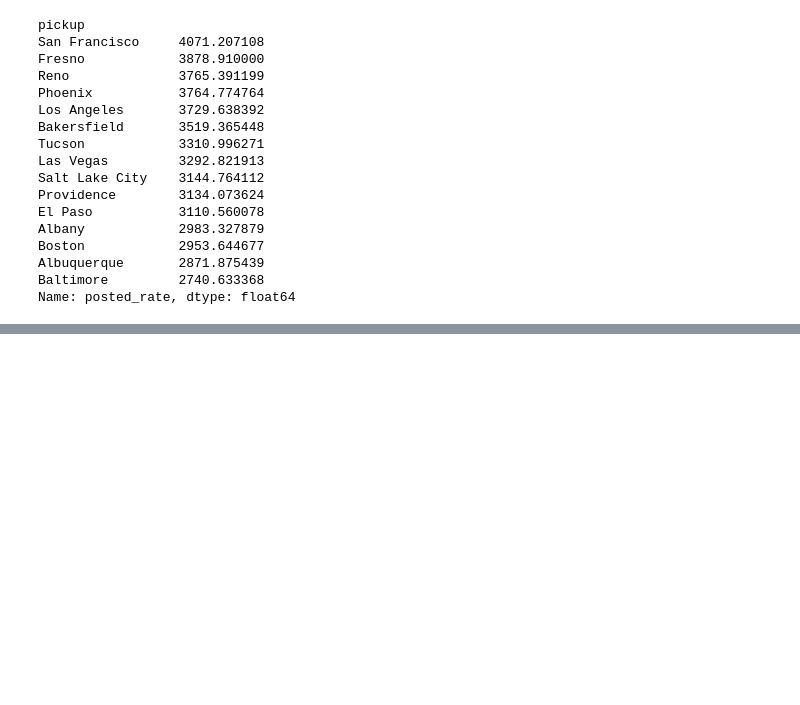
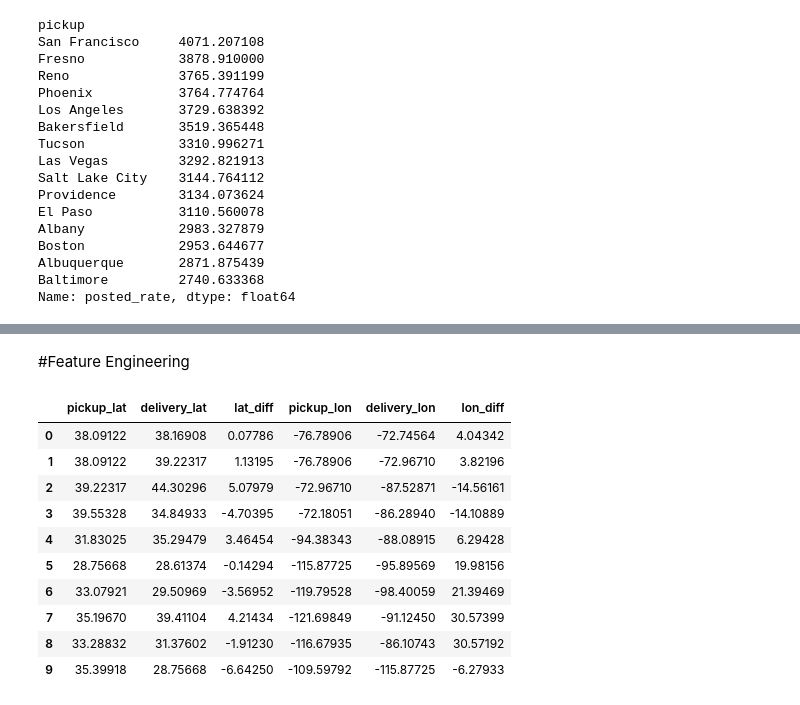
Before and after one commit to shanecoutinho/spotter-freight-rate, a Jupyter notebook: notebooks/01_exploratory_data_analysis.ipynb, the cells around one changed output, grey strips where cells are left out. Saved outputs shown, nothing was run; the diff lists cells and outputs as text; code cells hidden in the pictures; blank space fills up the shorter version.

```diff
--- a/notebooks/01_exploratory_data_analysis.ipynb
+++ b/notebooks/01_exploratory_data_analysis.ipynb
@@ -582,0 +809,33 @@ df_clean.groupby("delivery")["posted_rate"].mean().sort_values(
+# %% [markdown]
+#Feature Engineering
+# %%
+df_clean["lat_diff"] = (
+    df_clean["delivery_lat"] - df_clean["pickup_lat"]
+)
+
+df_clean["lon_diff"] = (
+    df_clean["delivery_lon"] - df_clean["pickup_lon"]
+)
+
+df_clean[
+    [
+        "pickup_lat",
+        "delivery_lat",
+        "lat_diff",
+        "pickup_lon",
+        "delivery_lon",
+        "lon_diff"
+    ]
+].head(10)
+# %% [output]
+|  | pickup_lat | delivery_lat | lat_diff | pickup_lon | delivery_lon | lon_diff |
+| 0 | 38.09122 | 38.16908 | 0.07786 | -76.78906 | -72.74564 | 4.04342 |
+| 1 | 38.09122 | 39.22317 | 1.13195 | -76.78906 | -72.96710 | 3.82196 |
+| 2 | 39.22317 | 44.30296 | 5.07979 | -72.96710 | -87.52871 | -14.56161 |
+| 3 | 39.55328 | 34.84933 | -4.70395 | -72.18051 | -86.28940 | -14.10889 |
+| 4 | 31.83025 | 35.29479 | 3.46454 | -94.38343 | -88.08915 | 6.29428 |
+| 5 | 28.75668 | 28.61374 | -0.14294 | -115.87725 | -95.89569 | 19.98156 |
+| 6 | 33.07921 | 29.50969 | -3.56952 | -119.79528 | -98.40059 | 21.39469 |
+| 7 | 35.19670 | 39.41104 | 4.21434 | -121.69849 | -91.12450 | 30.57399 |
+| 8 | 33.28832 | 31.37602 | -1.91230 | -116.67935 | -86.10743 | 30.57192 |
+| 9 | 35.39918 | 28.75668 | -6.64250 | -109.59792 | -115.87725 | -6.27933 |
```
Also changed, not shown: parts of 21 cells of this notebook.
